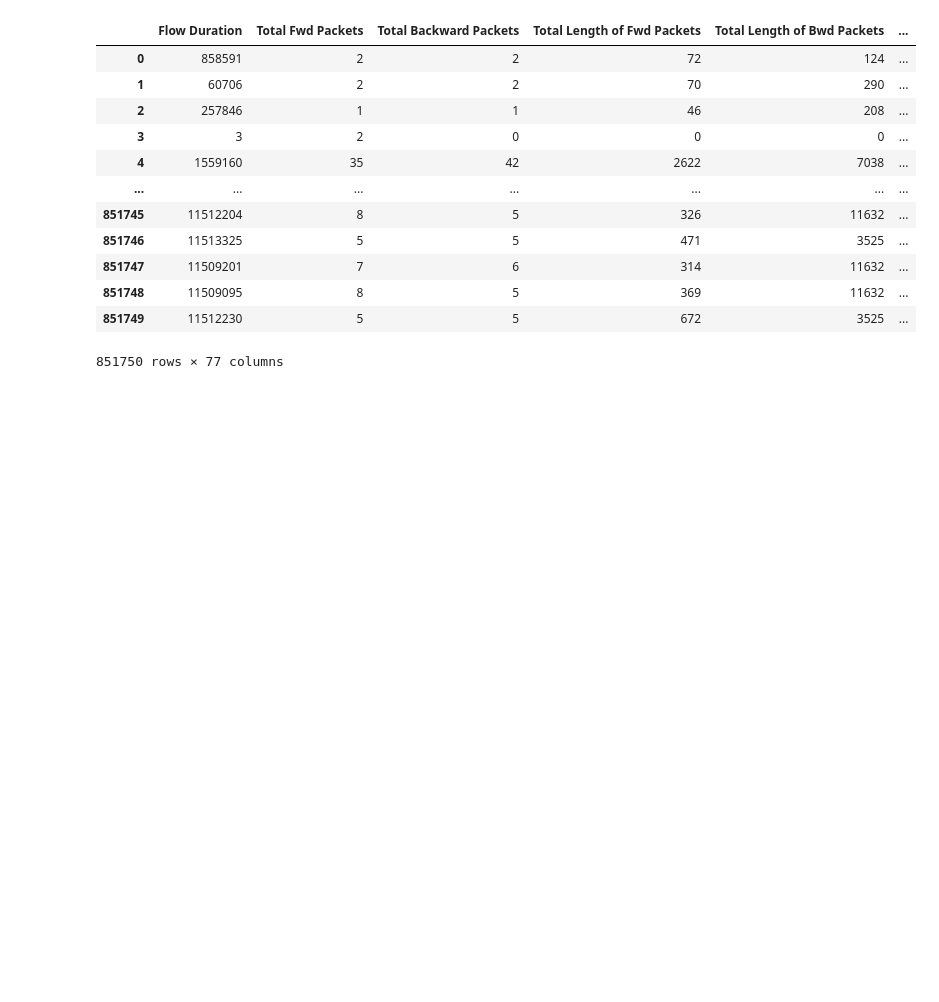
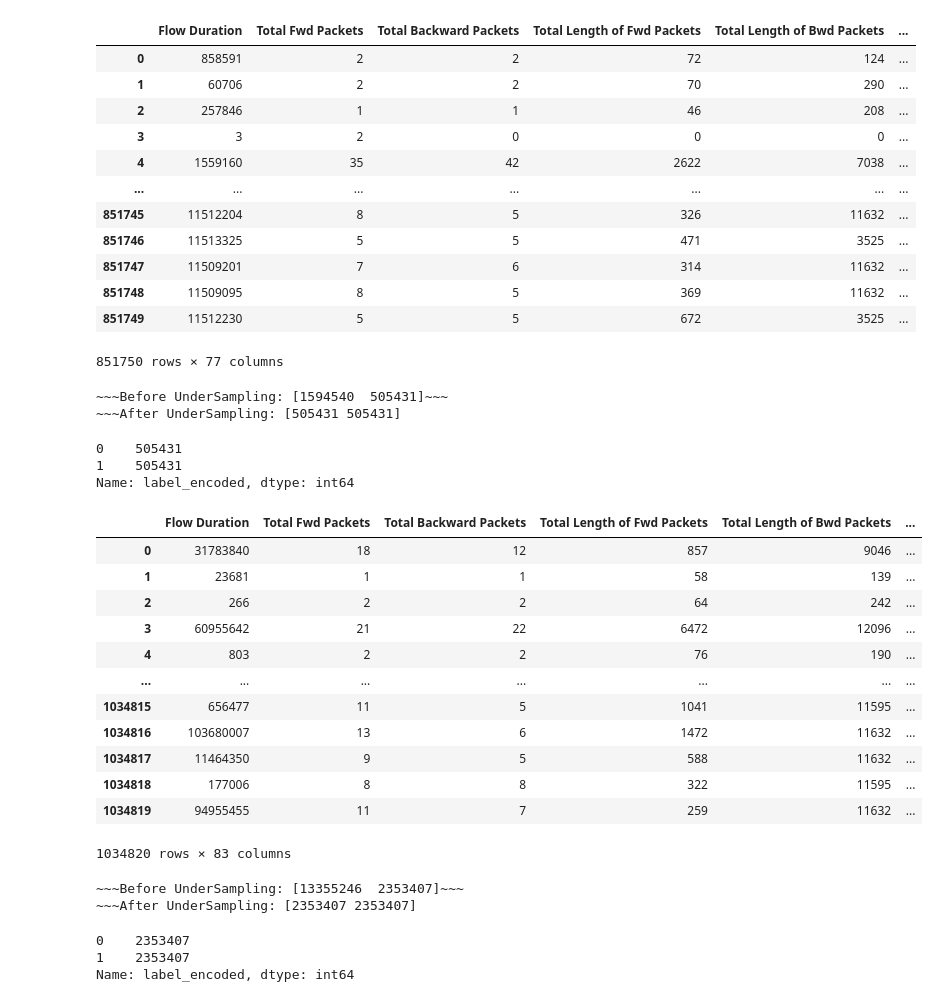
Before and after one commit to sandraaahuang/NIDS-netflowLog, a Jupyter notebook: data_preprocessing.ipynb, the cells around one changed output. Saved outputs shown, nothing was run; the diff lists cells and outputs as text; code cells hidden in the pictures; blank space fills up the shorter version.

Commit message:
[revise] support to handle 2018 improved large dataset - using sampling method

```diff
--- a/data_preprocessing.ipynb
+++ b/data_preprocessing.ipynb
@@ -848,3 +990,15 @@ pd.read_parquet('results/data_2017_original_resampling.parquet', engine="fastpar
 | 851748 | 11509095 | 8 | 5 | 369 | 11632 | ... |
 | 851749 | 11512230 | 5 | 5 | 672 | 3525 | ... |
 851750 rows × 77 columns
+# %%
+X_train_resample, y_train_resample = under_sampling(df2017_corrected_X, df2017_corrected_y)
+
+data_resampling = pd.DataFrame(data=X_train_resample)
+data_resampling['label_encoded'] = y_train_resample
+data_resampling['label_encoded'].value_counts()
+# %% [output]
+~~~Before UnderSampling: [1594540  505431]~~~
+~~~After UnderSampling: [505431 505431]
+0    505431
+1    505431
+Name: label_encoded, dtype: int64
@@ -850,0 +1007,28 @@ pd.read_parquet('results/data_2017_original_resampling.parquet', engine="fastpar
+# %%
+pd.read_parquet('data_2017_corrected_resampling.parquet', engine="fastparquet")
+# %% [output]
+|  | Flow Duration | Total Fwd Packets | Total Backward Packets | Total Length of Fwd Packets | Total Length of Bwd Packets | ... |
+| 0 | 31783840 | 18 | 12 | 857 | 9046 | ... |
+| 1 | 23681 | 1 | 1 | 58 | 139 | ... |
+| 2 | 266 | 2 | 2 | 64 | 242 | ... |
+| 3 | 60955642 | 21 | 22 | 6472 | 12096 | ... |
+| 4 | 803 | 2 | 2 | 76 | 190 | ... |
+| ... | ... | ... | ... | ... | ... | ... |
+| 1034815 | 656477 | 11 | 5 | 1041 | 11595 | ... |
+| 1034816 | 103680007 | 13 | 6 | 1472 | 11632 | ... |
+| 1034817 | 11464350 | 9 | 5 | 588 | 11632 | ... |
+| 1034818 | 177006 | 8 | 8 | 322 | 11595 | ... |
+| 1034819 | 94955455 | 11 | 7 | 259 | 11632 | ... |
+1034820 rows × 83 columns
+# %%
+X_train_resample, y_train_resample = under_sampling(df2018_original_X, df2018_origingal_y)
+
+data_resampling = pd.DataFrame(data=X_train_resample)
+data_resampling['label_encoded'] = y_train_resample
+data_resampling['label_encoded'].value_counts()
+# %% [output]
+~~~Before UnderSampling: [13355246  2353407]~~~
+~~~After UnderSampling: [2353407 2353407]
+0    2353407
+1    2353407
+Name: label_encoded, dtype: int64
```
Also changed, not shown: parts of 63 cells of this notebook.
